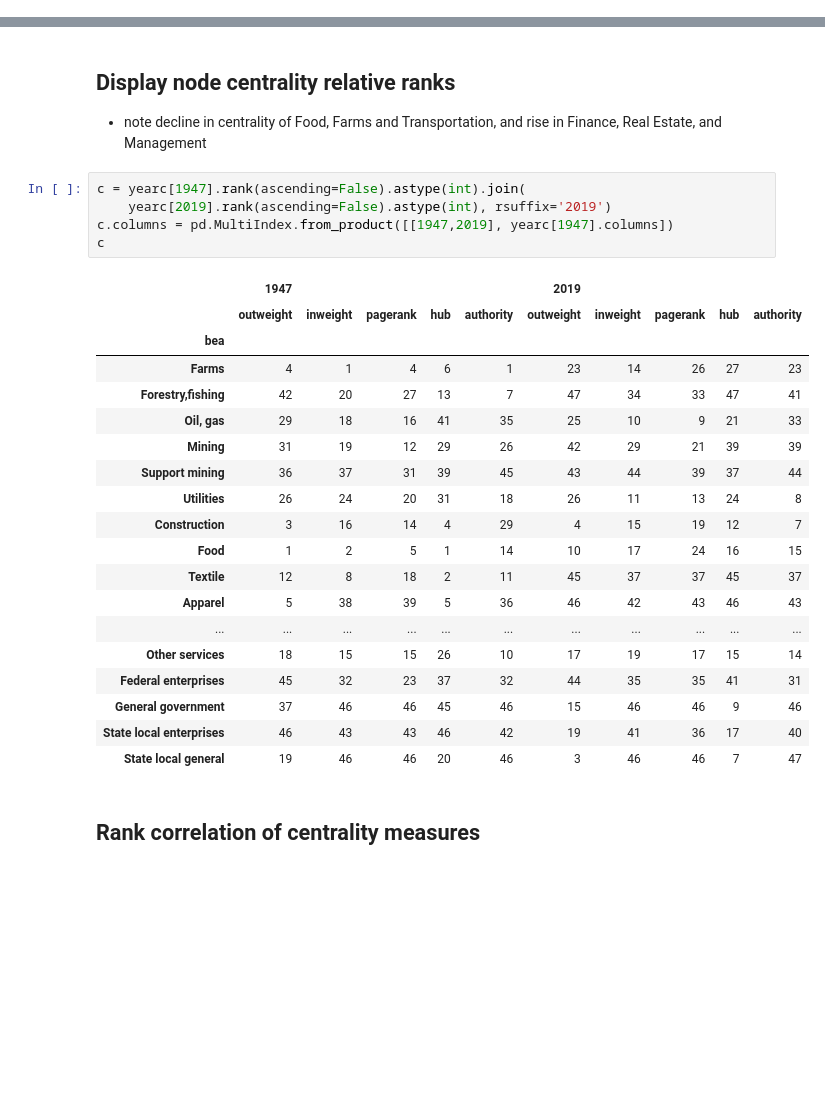
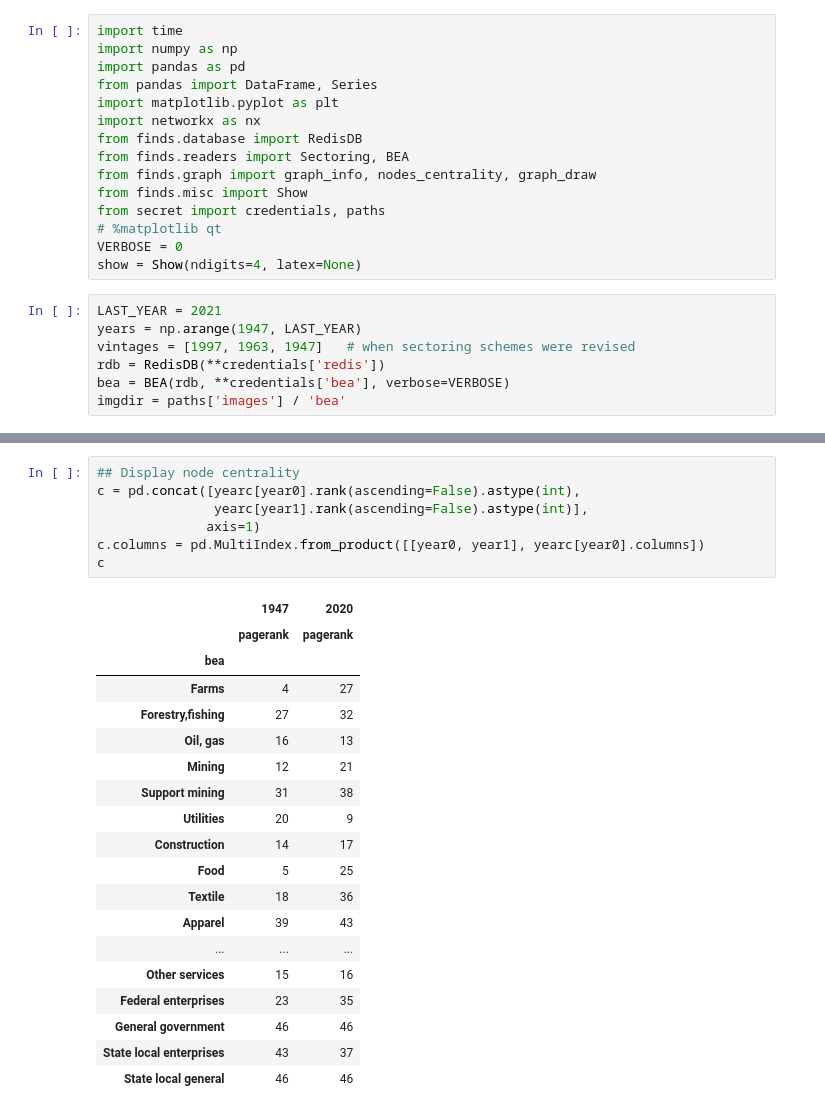
Before and after one commit to terence-lim/data-science-notebooks, a Jupyter notebook: bea_centrality.ipynb, the cells around one changed output, grey strips where cells are left out. Drawn from its saved outputs; the diff is of its cells as text; blank space fills up the shorter version.

```diff
--- a/bea_centrality.ipynb
+++ b/bea_centrality.ipynb
@@ -42,0 +9,22 @@ for vintage in vintages:
+# %%
+import time
+import numpy as np
+import pandas as pd
+from pandas import DataFrame, Series
+import matplotlib.pyplot as plt
+import networkx as nx
+from finds.database import RedisDB
+from finds.readers import Sectoring, BEA
+from finds.graph import graph_info, nodes_centrality, graph_draw
+from finds.misc import Show
+from secret import credentials, paths
+# %matplotlib qt
+VERBOSE = 0
+show = Show(ndigits=4, latex=None)
+# %%
+LAST_YEAR = 2021
+years = np.arange(1947, LAST_YEAR)
+vintages = [1997, 1963, 1947]   # when sectoring schemes were revised
+rdb = RedisDB(**credentials['redis'])
+bea = BEA(rdb, **credentials['bea'], verbose=VERBOSE)
+imgdir = paths['images'] / 'bea'
@@ -113,31 +123,27 @@ for ifig, year in enumerate([1947, 2019]): #np.arange(1947, 2020)):
-# %% [markdown]
-## Display node centrality relative ranks
-
-- note decline in centrality of Food, Farms and Transportation, and rise in Finance, Real Estate, and Management
 # %%
-c = yearc[1947].rank(ascending=False).astype(int).join(
-    yearc[2019].rank(ascending=False).astype(int), rsuffix='2019')
-c.columns = pd.MultiIndex.from_product([[1947,2019], yearc[1947].columns])
+## Display node centrality
+c = pd.concat([yearc[year0].rank(ascending=False).astype(int),
+               yearc[year1].rank(ascending=False).astype(int)],
+              axis=1)
+c.columns = pd.MultiIndex.from_product([[year0, year1], yearc[year0].columns])
 c
 # %% [output]
-|  | 1947 |  |  |  |  | 2019 |  |  |  |  |
-|  | outweight | inweight | pagerank | hub | authority | outweight | inweight | pagerank | hub | authority |
-| bea |  |  |  |  |  |  |  |  |  |  |
-| Farms | 4 | 1 | 4 | 6 | 1 | 23 | 14 | 26 | 27 | 23 |
-| Forestry,fishing | 42 | 20 | 27 | 13 | 7 | 47 | 34 | 33 | 47 | 41 |
-| Oil, gas | 29 | 18 | 16 | 41 | 35 | 25 | 10 | 9 | 21 | 33 |
-| Mining | 31 | 19 | 12 | 29 | 26 | 42 | 29 | 21 | 39 | 39 |
-| Support mining | 36 | 37 | 31 | 39 | 45 | 43 | 44 | 39 | 37 | 44 |
-| Utilities | 26 | 24 | 20 | 31 | 18 | 26 | 11 | 13 | 24 | 8 |
-| Construction | 3 | 16 | 14 | 4 | 29 | 4 | 15 | 19 | 12 | 7 |
-| Food | 1 | 2 | 5 | 1 | 14 | 10 | 17 | 24 | 16 | 15 |
-| Textile | 12 | 8 | 18 | 2 | 11 | 45 | 37 | 37 | 45 | 37 |
-| Apparel | 5 | 38 | 39 | 5 | 36 | 46 | 42 | 43 | 46 | 43 |
-| ... | ... | ... | ... | ... | ... | ... | ... | ... | ... | ... |
-| Other services | 18 | 15 | 15 | 26 | 10 | 17 | 19 | 17 | 15 | 14 |
-| Federal enterprises | 45 | 32 | 23 | 37 | 32 | 44 | 35 | 35 | 41 | 31 |
-| General government | 37 | 46 | 46 | 45 | 46 | 15 | 46 | 46 | 9 | 46 |
-| State local enterprises | 46 | 43 | 43 | 46 | 42 | 19 | 41 | 36 | 17 | 40 |
-| State local general | 19 | 46 | 46 | 20 | 46 | 3 | 46 | 46 | 7 | 47 |
+|  | 1947 | 2020 |
+|  | pagerank | pagerank |
+| bea |  |  |
+| Farms | 4 | 27 |
+| Forestry,fishing | 27 | 32 |
+| Oil, gas | 16 | 13 |
+| Mining | 12 | 21 |
+| Support mining | 31 | 38 |
+| Utilities | 20 | 9 |
+| Construction | 14 | 17 |
+| Food | 5 | 25 |
+| Textile | 18 | 36 |
+| Apparel | 39 | 43 |
+| ... | ... | ... |
+| Other services | 15 | 16 |
+| Federal enterprises | 23 | 35 |
+| General government | 46 | 46 |
+| State local enterprises | 43 | 37 |
+| State local general | 46 | 46 |
-# %% [markdown]
-## Rank correlation of centrality measures
```
Also changed, not shown: parts of 17 cells of this notebook, 42 other files.
